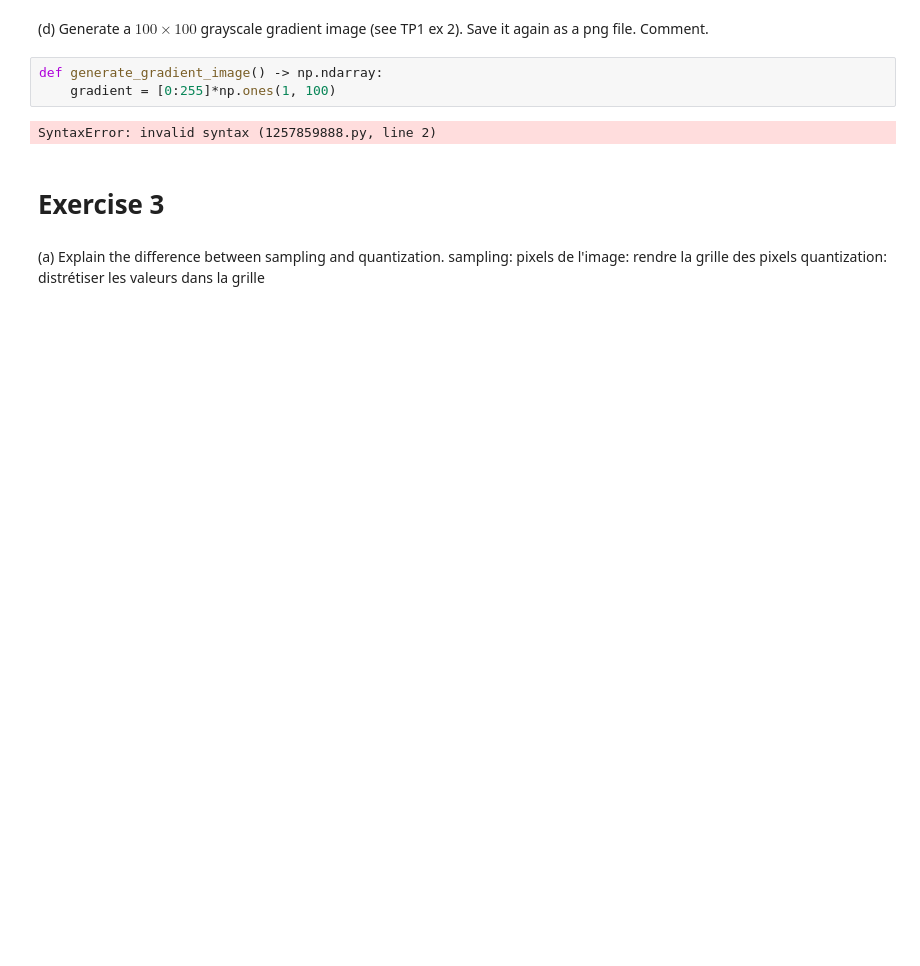
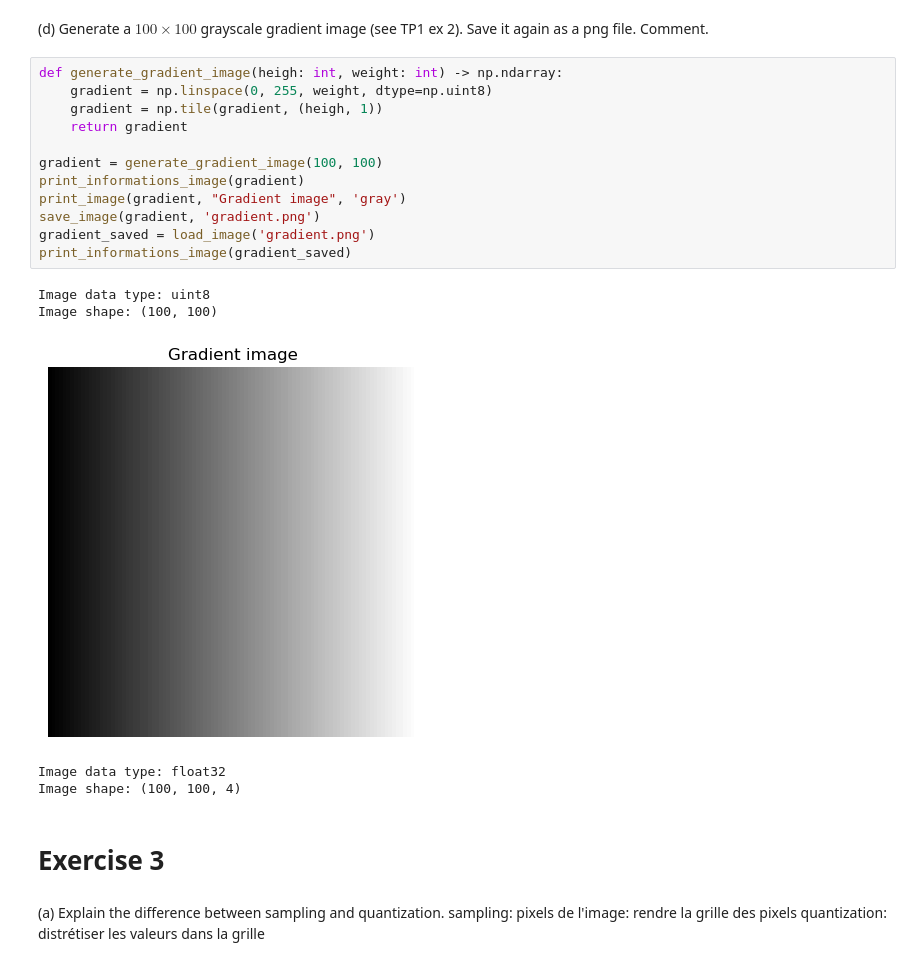
Before and after one commit to Arkanthara/digital_image_processing, a Jupyter notebook: TP3_Image_acquisition_and_sensing.ipynb, the cells around one changed output. Cells and saved outputs as stored; diff of their text form; blank space fills up the shorter version.

```diff
--- a/TP3_Image_acquisition_and_sensing.ipynb
+++ b/TP3_Image_acquisition_and_sensing.ipynb
@@ -74,10 +85,23 @@ ValueError: unknown file extension:
 # %% [markdown]
 (d) Generate a $100 \times 100$ grayscale gradient image (see TP1 ex 2). Save it again as a png file. Comment.
-# %%
-def generate_gradient_image() -> np.ndarray:
-    gradient = [0:255]*np.ones(1, 100)
-# %% [output]
-SyntaxError: invalid syntax (1257859888.py, line 2)
+# %%
+def generate_gradient_image(heigh: int, weight: int) -> np.ndarray:
+    gradient = np.linspace(0, 255, weight, dtype=np.uint8)
+    gradient = np.tile(gradient, (heigh, 1))
+    return gradient
+
+gradient = generate_gradient_image(100, 100)
+print_informations_image(gradient)
+print_image(gradient, "Gradient image", 'gray')
+save_image(gradient, 'gradient.png')
+gradient_saved = load_image('gradient.png')
+print_informations_image(gradient_saved)
+# %% [output]
+Image data type: uint8
+Image shape: (100, 100)
+[figure, added]
+Image data type: float32
+Image shape: (100, 100, 4)
 # %% [markdown]
 # Exercise 3
 # %% [markdown]
```
Also changed, not shown: parts of 10 cells of this notebook, 3 other files.
